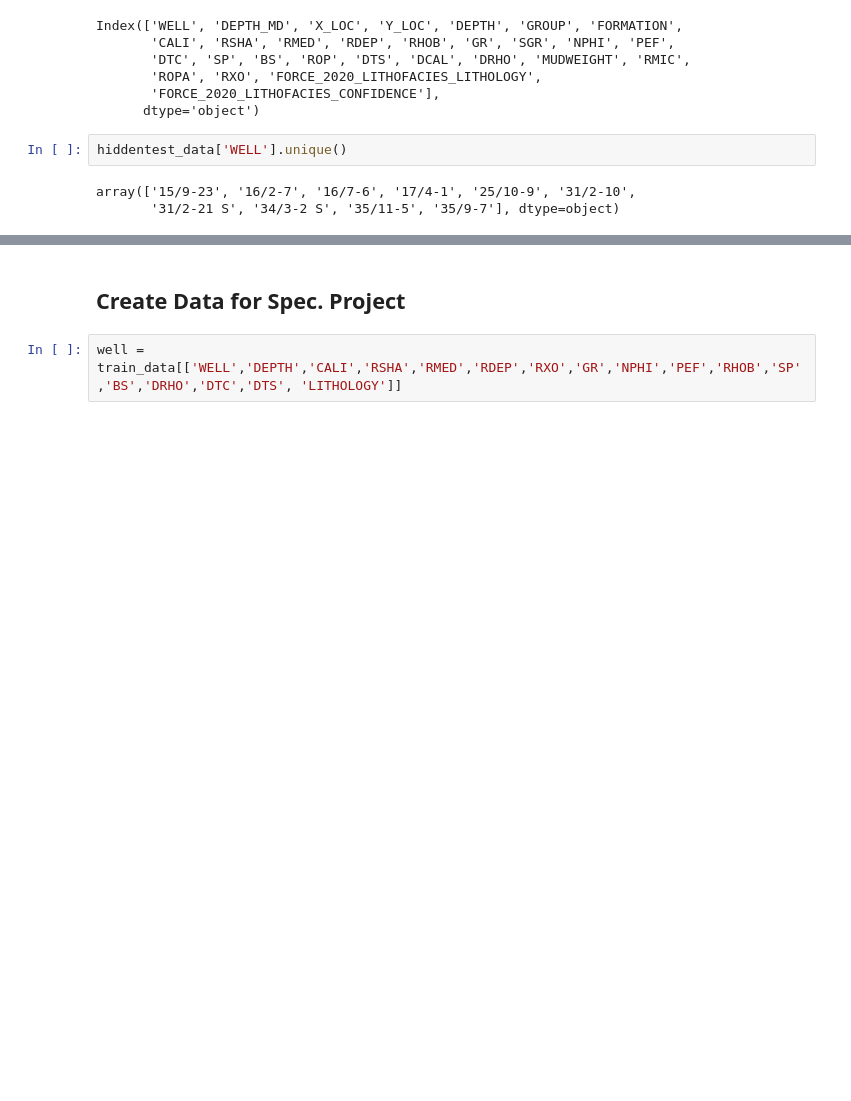
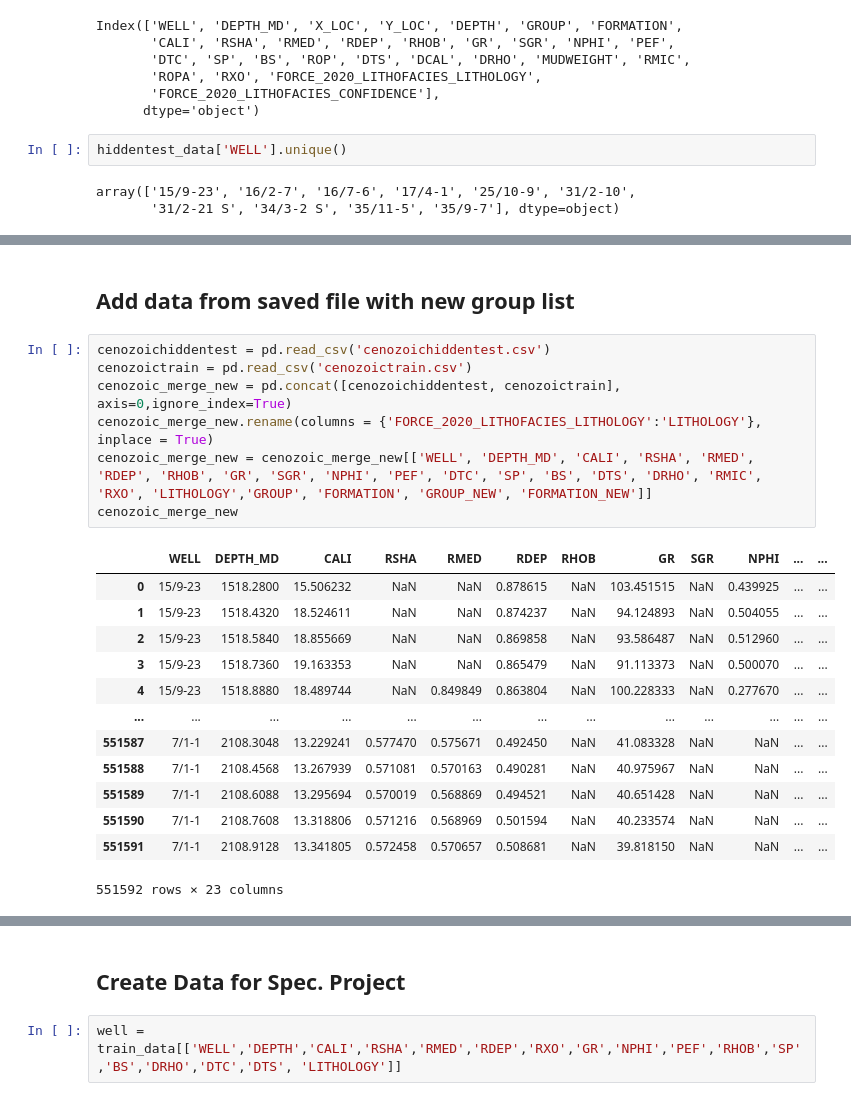
Before and after one commit to ruzieqnafiha/improving-lithology-label-well-logs, a Jupyter notebook: Data preparation (copy from Github).ipynb, the cells around one changed output, grey strips where cells are left out. Saved outputs shown, nothing was run; the diff lists cells and outputs as text; blank space fills up the shorter version.

```diff
--- a/Data preparation (copy from Github).ipynb
+++ b/Data preparation (copy from Github).ipynb
@@ -134,0 +170,23 @@ array(['15/9-23', '16/2-7', '16/7-6', '17/4-1', '25/10-9', '31/2-10',
+# %% [markdown]
+## Add data from saved file with new group list
+# %%
+cenozoichiddentest = pd.read_csv('cenozoichiddentest.csv')
+cenozoictrain = pd.read_csv('cenozoictrain.csv')
+cenozoic_merge_new = pd.concat([cenozoichiddentest, cenozoictrain], axis=0,ignore_index=True)
+cenozoic_merge_new.rename(columns = {'FORCE_2020_LITHOFACIES_LITHOLOGY':'LITHOLOGY'}, inplace = True)
+cenozoic_merge_new = cenozoic_merge_new[['WELL', 'DEPTH_MD', 'CALI', 'RSHA', 'RMED', 'RDEP', 'RHOB', 'GR', 'SGR', 'NPHI', 'PEF', 'DTC', 'SP', 'BS', 'DTS', 'DRHO', 'RMIC', 'RXO', 'LITHOLOGY','GROUP', 'FORMATION', 'GROUP_NEW', 'FORMATION_NEW']]
+cenozoic_merge_new
+# %% [output]
+|  | WELL | DEPTH_MD | CALI | RSHA | RMED | RDEP | RHOB | GR | SGR | NPHI | ... | ... |
+| 0 | 15/9-23 | 1518.2800 | 15.506232 | NaN | NaN | 0.878615 | NaN | 103.451515 | NaN | 0.439925 | ... | ... |
+| 1 | 15/9-23 | 1518.4320 | 18.524611 | NaN | NaN | 0.874237 | NaN | 94.124893 | NaN | 0.504055 | ... | ... |
+| 2 | 15/9-23 | 1518.5840 | 18.855669 | NaN | NaN | 0.869858 | NaN | 93.586487 | NaN | 0.512960 | ... | ... |
+| 3 | 15/9-23 | 1518.7360 | 19.163353 | NaN | NaN | 0.865479 | NaN | 91.113373 | NaN | 0.500070 | ... | ... |
+| 4 | 15/9-23 | 1518.8880 | 18.489744 | NaN | 0.849849 | 0.863804 | NaN | 100.228333 | NaN | 0.277670 | ... | ... |
+| ... | ... | ... | ... | ... | ... | ... | ... | ... | ... | ... | ... | ... |
+| 551587 | 7/1-1 | 2108.3048 | 13.229241 | 0.577470 | 0.575671 | 0.492450 | NaN | 41.083328 | NaN | NaN | ... | ... |
+| 551588 | 7/1-1 | 2108.4568 | 13.267939 | 0.571081 | 0.570163 | 0.490281 | NaN | 40.975967 | NaN | NaN | ... | ... |
+| 551589 | 7/1-1 | 2108.6088 | 13.295694 | 0.570019 | 0.568869 | 0.494521 | NaN | 40.651428 | NaN | NaN | ... | ... |
+| 551590 | 7/1-1 | 2108.7608 | 13.318806 | 0.571216 | 0.568969 | 0.501594 | NaN | 40.233574 | NaN | NaN | ... | ... |
+| 551591 | 7/1-1 | 2108.9128 | 13.341805 | 0.572458 | 0.570657 | 0.508681 | NaN | 39.818150 | NaN | NaN | ... | ... |
+551592 rows × 23 columns
```
Also changed, not shown: parts of 19 cells of this notebook, 1 other file.
